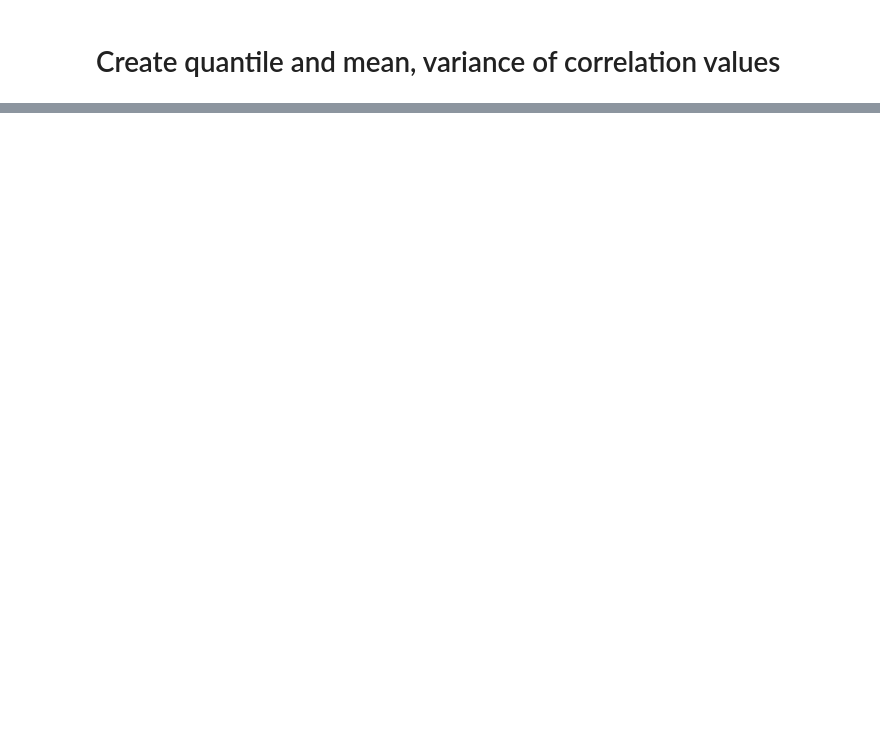
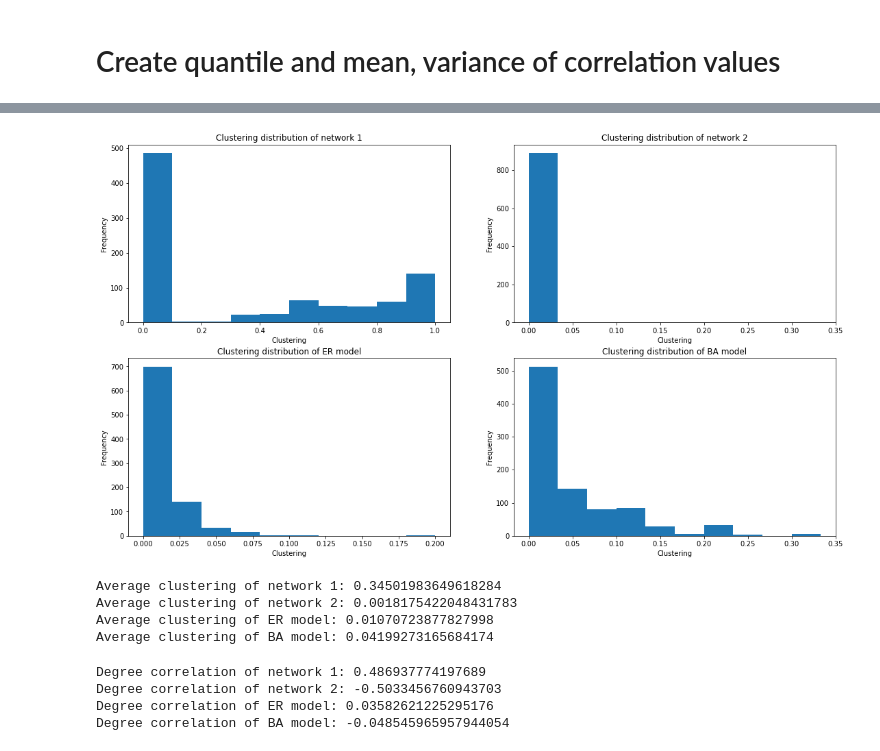
Before and after one commit to zuivu/stock-network, a Jupyter notebook: analysis.ipynb, the cells around one changed output, grey strips where cells are left out. Drawn from its saved outputs; the diff is of its cells as text; code cells hidden in the pictures; blank space fills up the shorter version.

```diff
--- a/analysis.ipynb
+++ b/analysis.ipynb
@@ -184,0 +222,48 @@ QUANTILE
+# %%
+# Clustering coefficient
+def clustering_dist_plt(network, title, axs):
+    clu = nx.clustering(network)
+    b=[]
+    for c in clu.values():
+        b.append(c)
+    axs.hist(b, bins =10)
+    axs.set_title(label = title)
+    axs.set_xlabel("Clustering")
+    axs.set_ylabel("Frequency")
+
+fig, axs = plt.subplots(2,2)
+fig.set_size_inches(18.5, 10.5, forward=True)
+clustering_dist_plt(network_1, "Clustering distribution of network 1", axs[0,0])
+clustering_dist_plt(network_2, "Clustering distribution of network 2", axs[0,1])
+clustering_dist_plt(er_model, "Clustering distribution of ER model", axs[1,0])
+clustering_dist_plt(ba_model, "Clustering distribution of BA model", axs[1,1])
+# %% [output]
+[figure, added]
+# %%
+# Average clustering
+print(f"Average clustering of network 1: {nx.average_clustering(network_1)}")
+print(f"Average clustering of network 2: {nx.average_clustering(network_2)}")
+print(f"Average clustering of ER model: {nx.average_clustering(er_model)}")
+print(f"Average clustering of BA model: {nx.average_clustering(ba_model)}")
+# %% [output]
+Average clustering of network 1: 0.34501983649618284
+Average clustering of network 2: 0.0018175422048431783
+Average clustering of ER model: 0.01070723877827998
+Average clustering of BA model: 0.04199273165684174
+# %%
+r1 = nx.degree_pearson_correlation_coefficient(network_1)
+r2 = nx.degree_pearson_correlation_coefficient(network_2)
+r_er = nx.degree_pearson_correlation_coefficient(er_model)
+r_ba = nx.degree_pearson_correlation_coefficient(ba_model)
+print(f"Degree correlation of network 1: {r1}")
+print(f"Degree correlation of network 2: {r2}")
+print(f"Degree correlation of ER model: {r_er}")
+print(f"Degree correlation of BA model: {r_ba}")
+# So, network 1 is disassortative network
+# while other network 2 is assortative network
+# BA and ER model are neutral to slightly assortative
+# %% [output]
+Degree correlation of network 1: 0.486937774197689
+Degree correlation of network 2: -0.5033456760943703
+Degree correlation of ER model: 0.03582621225295176
+Degree correlation of BA model: -0.048545965957944054
```
Also changed, not shown: parts of 45 cells of this notebook, 8 other files.
